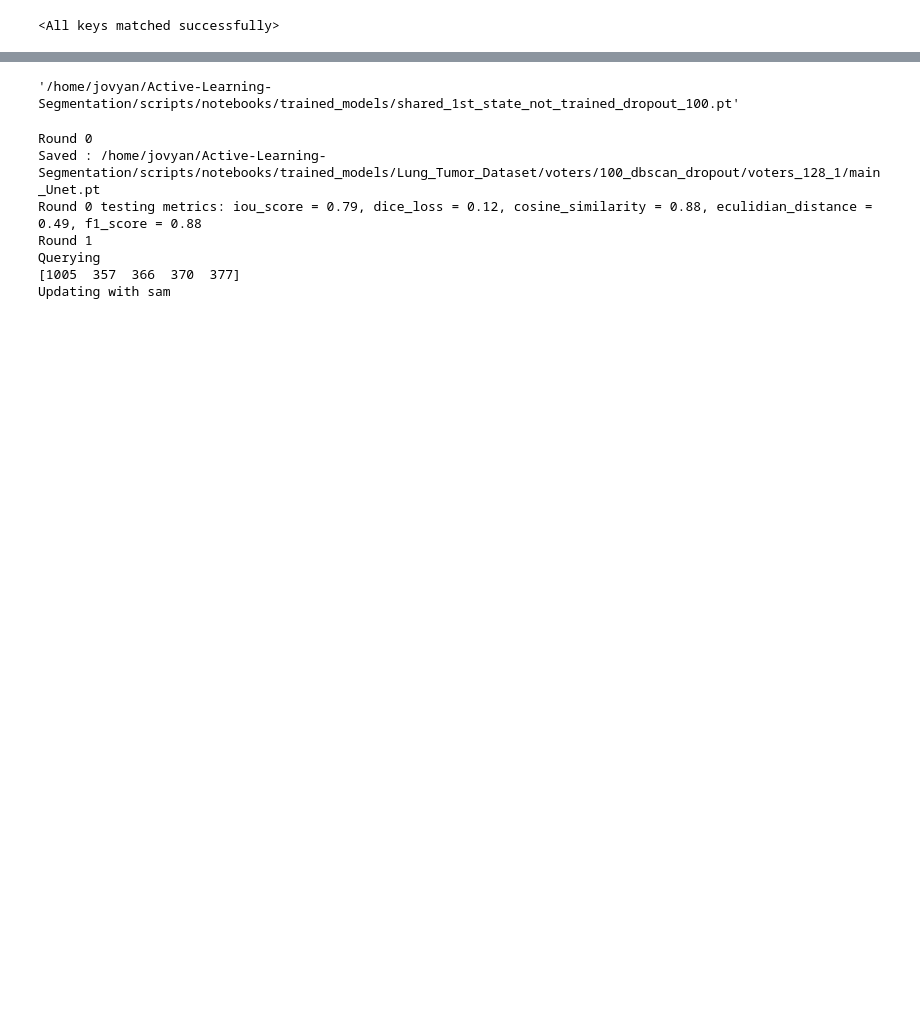
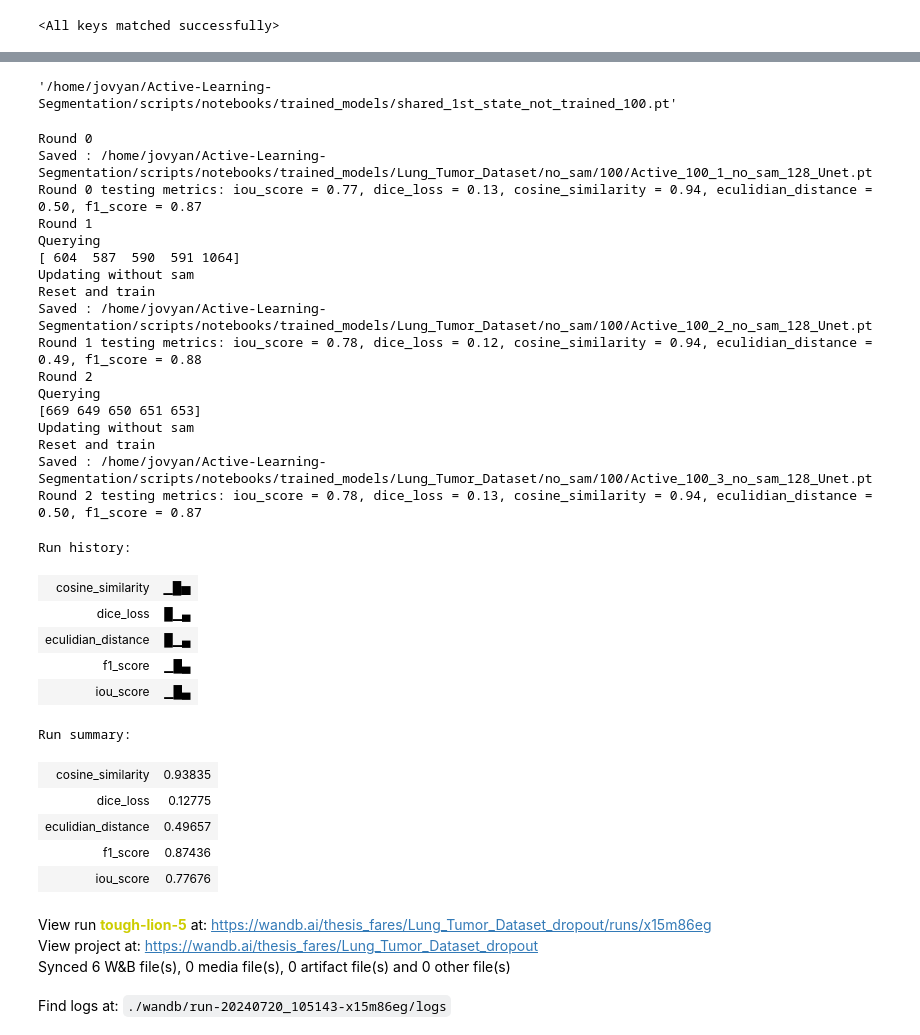
Before and after one commit to SalimFares4/Active-Learning-Segmentation, a Jupyter notebook: scripts/notebooks/06-Majority_Voting_training.ipynb, the cells around one changed output, grey strips where cells are left out. Saved outputs shown, nothing was run; the diff lists cells and outputs as text; code cells hidden in the pictures; blank space fills up the shorter version.

```diff
--- a/scripts/notebooks/06-Majority_Voting_training.ipynb
+++ b/scripts/notebooks/06-Majority_Voting_training.ipynb
@@ -59,18 +59,18 @@ params = {'n_epoch': 35,
           'train_args':{'batch_size': 4, 'num_workers': 1},
           'test_args':{'batch_size': len(test_df), 'num_workers': 1},
           'optimizer_args':{'lr': 5e-3, 'momentum': 0.9},
-          'use_sam': True,
-          'use_predictor': True,
+          'use_sam': False,
+          'use_predictor': False,
           'use_generator': False,
           'init_set_size': 100,
           'rounds': 3,
           "activate_sam_at_round":1,
           "img_size":(128, 128),
-          "voting" : True,
+          "voting" : False,
           "pre_trained": False,
           "dataset": "Lung_Tumor_Dataset",
-          "similarity_check": True,
-         "dropout":True}
+          "similarity_check": False,
+         "dropout":False}
 
 if params["init_set_size"] == len(train_df):
     params["training_type"] = "no_active"
@@ -88,6 +88,10 @@ if params["training_type"] == "no_active":
         params["model_path"] = f'{notebooks_path}trained_models/{params["dataset"]}/no_active/not_pre_trained_Unet_{params["img_size"][0]}.pt'
 else:
     params["model_path"] = f'{notebooks_path}trained_models/{params["dataset"]}/{params["training_type"]}/{params["init_set_size"]}'
+
+if params["dropout"] and params["training_type"] != "voters":
+    params["model_path"] = f'{params["model_path"]}_dropout'
+
 params['test_set_size'] = len(test_df)
 params['df'] = df_name
 params['query_num'] = int(0.05 * params['init_set_size'])
@@ -196,14 +210,14 @@ data.initialize_labels(params["init_set_size"])
 # %%
 sim = Similarities()
 # cosine_similarity, iou_score
-db_scan = DBScan(similarity = sim.iou_score,eps = 0.45, min_samples = 4)
+db_scan = DBScan(similarities = [sim.iou_score],eps = 0.45, min_samples = 4)
 # %%
 strategy = MarginSampling(dataset=data, net=net, sam=sam, db_scan=db_scan, params=params)
 params["strategy"] = "MarginSampling"
 # %%
 first_rd_Unet_path
 # %% [output]
-'/home/jovyan/Active-Learning-Segmentation/scripts/notebooks/trained_models/shared_1st_state_not_trained_dropout_100.pt'
+'/home/jovyan/Active-Learning-Segmentation/scripts/notebooks/trained_models/shared_1st_state_not_trained_100.pt'
 # %%
 print("Round 0")
 rd = 1
@@ -245,7 +259,7 @@ else:
 
 logits, mask_gt = strategy.predict(data.get_test_data())
 iou, dice_loss, cosine_similarity, eculidian_similarity, f1 = data.cal_test_metrics(logits, mask_gt )
-# wandb.log({"iou_score" : iou, "dice_loss" : dice_loss, "cosine_similarity" : cosine_similarity, "eculidian_distance" : 1-eculidian_similarity, "f1_score" : f1})
+wandb.log({"iou_score" : iou, "dice_loss" : dice_loss, "cosine_similarity" : cosine_similarity, "eculidian_distance" : 1-eculidian_similarity, "f1_score" : f1})
 logs.append(f"Round 0 testing metrics: iou_score = {iou:.2f}, dice_loss = {dice_loss:.2f}, cosine_similarity = {cosine_similarity:.2f}, eculidian_distance = {1-eculidian_similarity:.2f}, f1_score = {f1:.2f}")
 print(logs[0])
 
@@ -278,36 +292,62 @@ for rd in range(1, params["rounds"]):
         main_path = f'{params["model_path"]}_{rd+1}/main_Unet.pt'
 
     elif params["training_type"] == "withSAM_NoVoting":
         main_path = f'{params["model_path"]}/main_Unet_{params["img_size"][0]}_{rd+1}.pt'
 
     if not os.path.isfile(main_path):
         strategy.net.net.load_state_dict(init_state_Unet)
         strategy.train()
         main_dir = os.path.dirname(main_path)
         if not os.path.exists(main_dir):
             os.makedirs(main_dir)
         torch.save(strategy.net.net.state_dict(), main_path)
         print("Saved : " + main_path)
     else:
         strategy.net.net.load_state_dict(torch.load(main_path))
     # print("uncomment the block above")
     # strategy.net.net.load_state_dict(init_state_Unet)
     # strategy.train()
 
     # calculate accuracy
     logits, maks_gt = strategy.predict(data.get_test_data())
     iou, dice_loss, cosine_similarity, eculidian_similarity, f1 = data.cal_test_metrics(logits, mask_gt )
-    # wandb.log({"iou_score" : iou, "dice_loss" : dice_loss, "cosine_similarity" : cosine_similarity, "eculidian_distance" : 1-eculidian_similarity, "f1_score" : f1})
+    wandb.log({"iou_score" : iou, "dice_loss" : dice_loss, "cosine_similarity" : cosine_similarity, "eculidian_distance" : 1-eculidian_similarity, "f1_score" : f1})
     logs.append(f"Round {rd} testing metrics: iou_score = {iou:.2f}, dice_loss = {dice_loss:.2f}, cosine_similarity = {cosine_similarity:.2f}, eculidian_distance = {1-eculidian_similarity:.2f}, f1_score = {f1:.2f}")
     print(logs[rd])
 
 params['logs'] = logs
-# wandb.finish()
+wandb.finish()
 # %% [output]
 Round 0
-Saved : /home/jovyan/Active-Learning-Segmentation/scripts/notebooks/trained_models/Lung_Tumor_Dataset/voters/100_dbscan_dropout/voters_128_1/main_Unet.pt
-Round 0 testing metrics: iou_score = 0.79, dice_loss = 0.12, cosine_similarity = 0.88, eculidian_distance = 0.49, f1_score = 0.88
+Saved : /home/jovyan/Active-Learning-Segmentation/scripts/notebooks/trained_models/Lung_Tumor_Dataset/no_sam/100/Active_100_1_no_sam_128_Unet.pt
+Round 0 testing metrics: iou_score = 0.77, dice_loss = 0.13, cosine_similarity = 0.94, eculidian_distance = 0.50, f1_score = 0.87
 Round 1
 Querying
-[1005  357  366  370  377]
-Updating with sam
+[ 604  587  590  591 1064]
+Updating without sam
+Reset and train
+Saved : /home/jovyan/Active-Learning-Segmentation/scripts/notebooks/trained_models/Lung_Tumor_Dataset/no_sam/100/Active_100_2_no_sam_128_Unet.pt
+Round 1 testing metrics: iou_score = 0.78, dice_loss = 0.12, cosine_similarity = 0.94, eculidian_distance = 0.49, f1_score = 0.88
+Round 2
+Querying
+[669 649 650 651 653]
+Updating without sam
+Reset and train
+Saved : /home/jovyan/Active-Learning-Segmentation/scripts/notebooks/trained_models/Lung_Tumor_Dataset/no_sam/100/Active_100_3_no_sam_128_Unet.pt
+Round 2 testing metrics: iou_score = 0.78, dice_loss = 0.13, cosine_similarity = 0.94, eculidian_distance = 0.50, f1_score = 0.87
+Run history:
+| cosine_similarity | ▁█▅ |
+| dice_loss | █▁▄ |
+| eculidian_distance | █▁▄ |
+| f1_score | ▁█▄ |
+| iou_score | ▁█▄ |
+Run summary:
+| cosine_similarity | 0.93835 |
+| dice_loss | 0.12775 |
+| eculidian_distance | 0.49657 |
+| f1_score | 0.87436 |
+| iou_score | 0.77676 |
+View run tough-lion-5 at: https://wandb.ai/thesis_fares/Lung_Tumor_Dataset_dropout/runs/x15m86eg
+View project at: https://wandb.ai/thesis_fares/Lung_Tumor_Dataset_dropout
+Synced 6 W&B file(s), 0 media file(s), 0 artifact file(s) and 0 other file(s)
+Find logs at: ./wandb/run-20240720_105143-x15m86eg/logs
```
Also changed, not shown: parts of 4 cells of this notebook, 3 other files.
